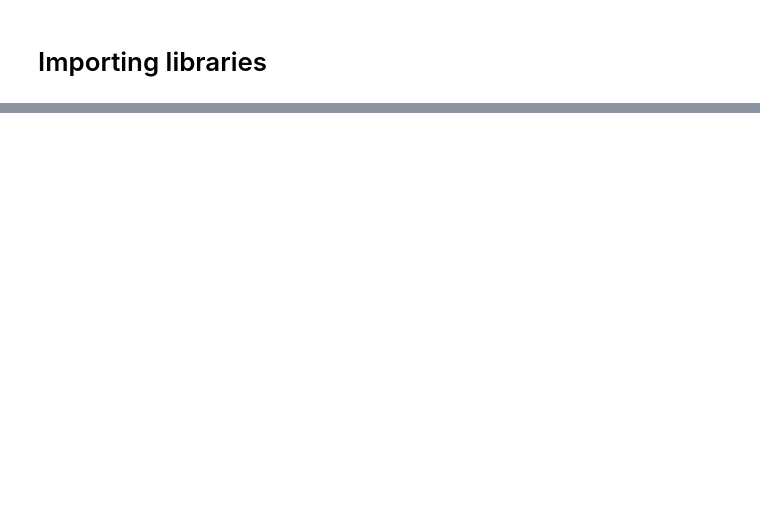
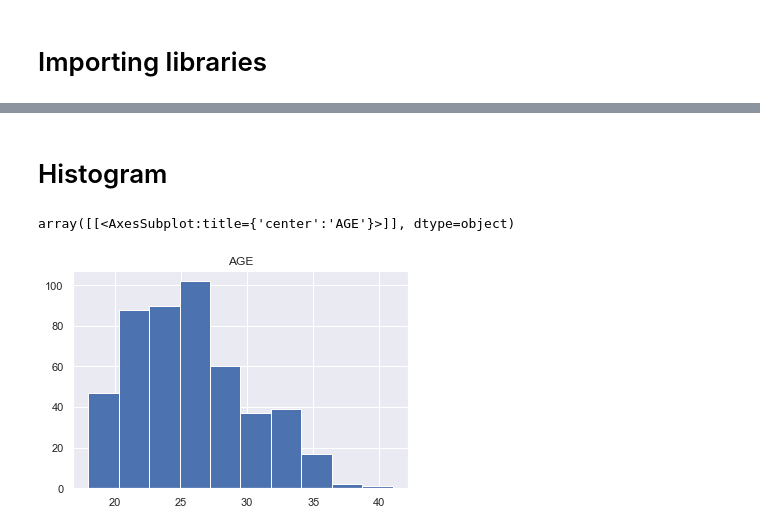
Before and after one commit to williamjnrkdd/JUNIA_ISEN_M1S1_Project_Python_Scripting, a Jupyter notebook: Python Project.ipynb, the cells around one changed output, grey strips where cells are left out. Drawn from its saved outputs; the diff is of its cells as text; code cells hidden in the pictures; blank space fills up the shorter version.

```diff
--- a/Python Project.ipynb
+++ b/Python Project.ipynb
@@ -56,0 +61,7 @@ plt.show(block=True)
+# %% [markdown]
+# Histogram
+# %%
+data.hist('AGE')
+# %% [output]
+array([[<AxesSubplot:title={'center':'AGE'}>]], dtype=object)
+[figure, added]
```
Also changed, not shown: parts of 17 cells of this notebook.
